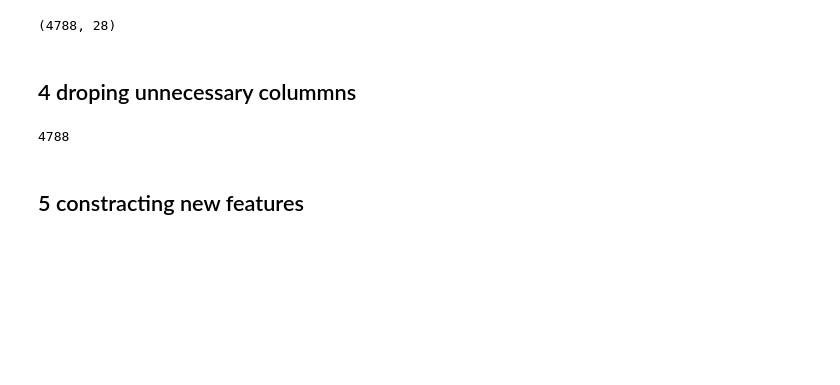
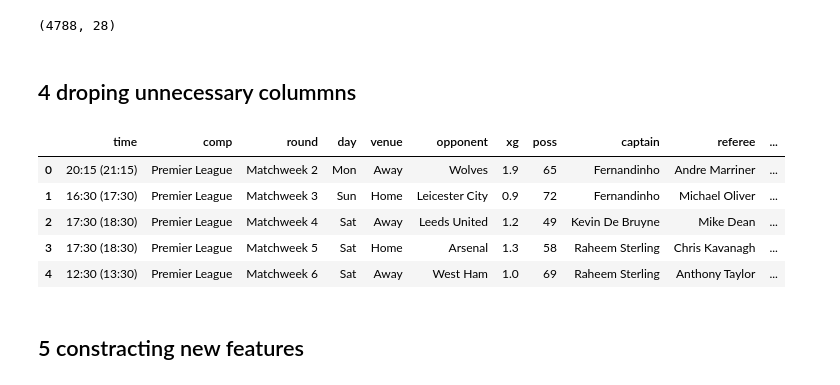
Before and after one commit to Zulqarnain-AI/football_match_expected_goal_prediction_model, a Jupyter notebook: model_training.ipynb, the cells around one changed output. Saved outputs shown, nothing was run; the diff lists cells and outputs as text; code cells hidden in the pictures; blank space fills up the shorter version.

```diff
--- a/model_training.ipynb
+++ b/model_training.ipynb
@@ -44,9 +51,14 @@ df.shape
 # %%
 df.drop(columns=['Unnamed: 0','date','result','xga','gf','ga','formation','notes','dist','attendance'],inplace=True)
 # %%
-print(df.shape[0])
+df.head()
 # %% [output]
-4788
+|  | time | comp | round | day | venue | opponent | xg | poss | captain | referee | ... |
+| 0 | 20:15 (21:15) | Premier League | Matchweek 2 | Mon | Away | Wolves | 1.9 | 65 | Fernandinho | Andre Marriner | ... |
+| 1 | 16:30 (17:30) | Premier League | Matchweek 3 | Sun | Home | Leicester City | 0.9 | 72 | Fernandinho | Michael Oliver | ... |
+| 2 | 17:30 (18:30) | Premier League | Matchweek 4 | Sat | Away | Leeds United | 1.2 | 49 | Kevin De Bruyne | Mike Dean | ... |
+| 3 | 17:30 (18:30) | Premier League | Matchweek 5 | Sat | Home | Arsenal | 1.3 | 58 | Raheem Sterling | Chris Kavanagh | ... |
+| 4 | 12:30 (13:30) | Premier League | Matchweek 6 | Sat | Away | West Ham | 1.0 | 69 | Raheem Sterling | Anthony Taylor | ... |
 # %% [markdown]
 ## 5 constracting new features
 # %%
```
Also changed, not shown: parts of 13 cells of this notebook, 6 other files.
